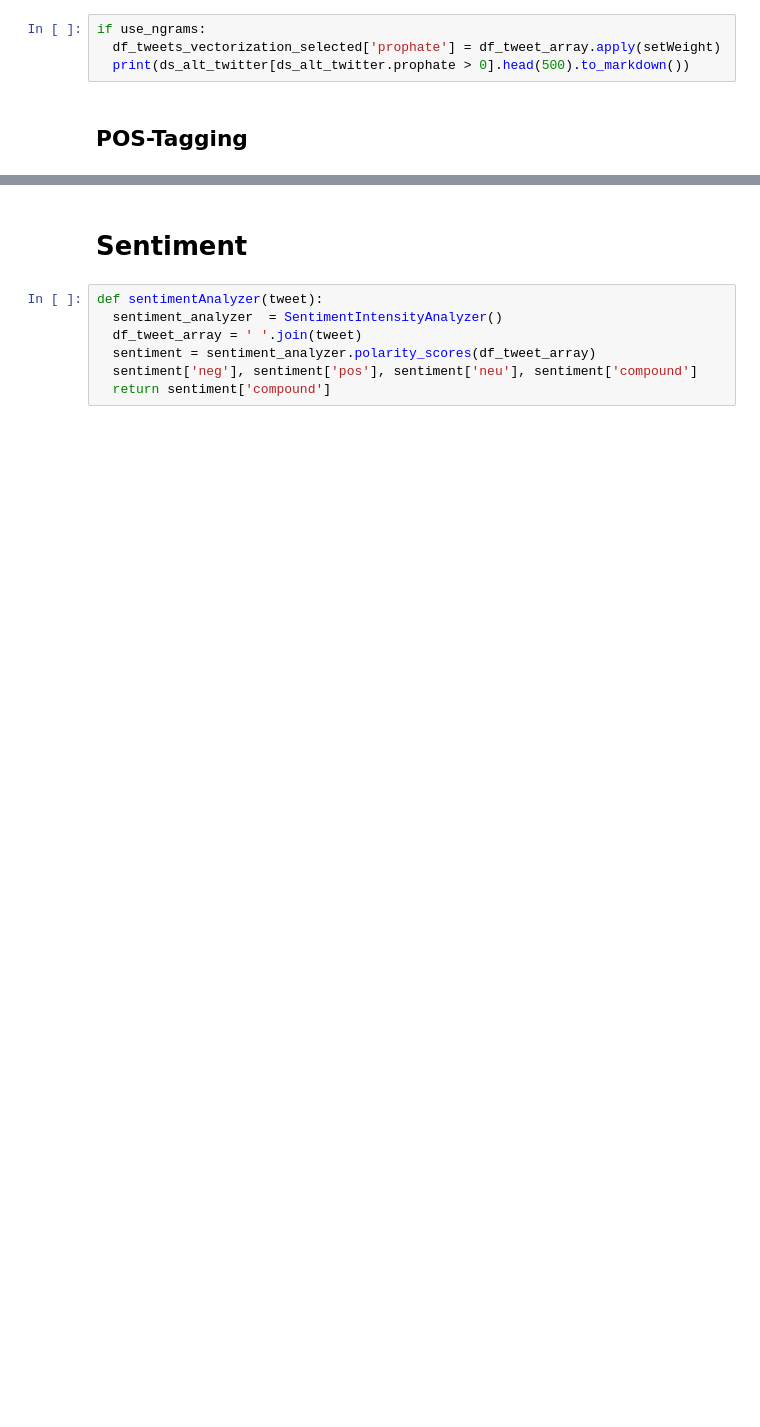
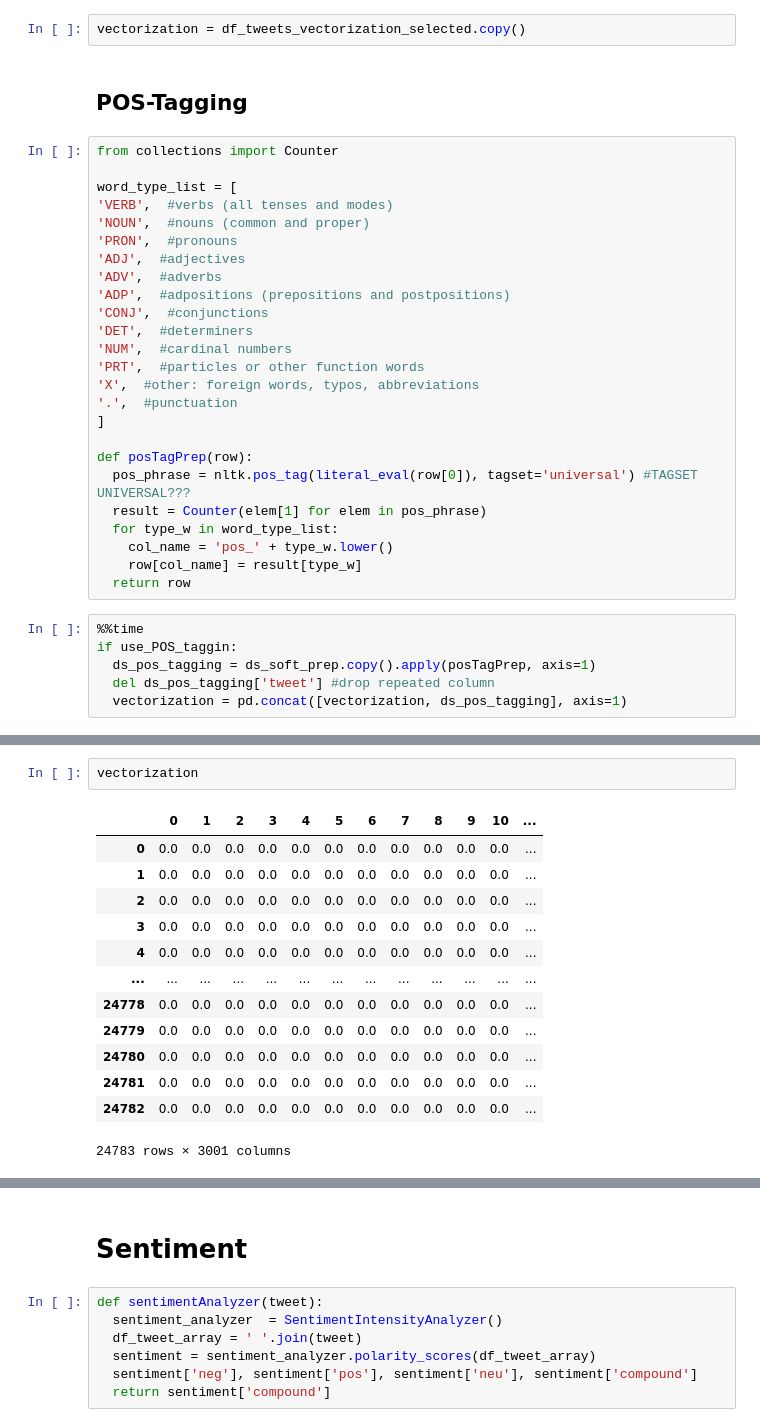
Before and after one commit to manuvillalba-uclm/Natural_Lenguaje_Processing-ELM, a Jupyter notebook: Machine_Learning_NLP_Vectorization_Classification.ipynb, the cells around one changed output, grey strips where cells are left out. Cells and saved outputs as stored; diff of their text form; blank space fills up the shorter version.

```diff
--- a/Machine_Learning_NLP_Vectorization_Classification.ipynb
+++ b/Machine_Learning_NLP_Vectorization_Classification.ipynb
@@ -221,6 +181,35 @@ def setWeight(frase):
-# %%
-if use_ngrams:
-  df_tweets_vectorization_selected['prophate'] = df_tweet_array.apply(setWeight)
-  print(ds_alt_twitter[ds_alt_twitter.prophate > 0].head(500).to_markdown())
+# %%
+vectorization = df_tweets_vectorization_selected.copy()
 # %% [markdown]
 ## POS-Tagging
+# %%
+from collections import Counter
+
+word_type_list = [
+'VERB',  #verbs (all tenses and modes)
+'NOUN',  #nouns (common and proper)
+'PRON',  #pronouns
+'ADJ',  #adjectives
+'ADV',  #adverbs
+'ADP',  #adpositions (prepositions and postpositions)
+'CONJ',  #conjunctions
+'DET',  #determiners
+'NUM',  #cardinal numbers
+'PRT',  #particles or other function words
+'X',  #other: foreign words, typos, abbreviations
+'.',  #punctuation
+]
+
+def posTagPrep(row):
+  pos_phrase = nltk.pos_tag(literal_eval(row[0]), tagset='universal') #TAGSET UNIVERSAL???
+  result = Counter(elem[1] for elem in pos_phrase)
+  for type_w in word_type_list:
+    col_name = 'pos_' + type_w.lower()
+    row[col_name] = result[type_w]
+  return row
+# %%
+%%time
+if use_POS_taggin:
+  ds_pos_tagging = ds_soft_prep.copy().apply(posTagPrep, axis=1)
+  del ds_pos_tagging['tweet'] #drop repeated column
+  vectorization = pd.concat([vectorization, ds_pos_tagging], axis=1)
@@ -226,0 +219,16 @@ if use_ngrams:
+# %%
+vectorization
+# %% [output]
+|  | 0 | 1 | 2 | 3 | 4 | 5 | 6 | 7 | 8 | 9 | 10 | ... |
+| 0 | 0.0 | 0.0 | 0.0 | 0.0 | 0.0 | 0.0 | 0.0 | 0.0 | 0.0 | 0.0 | 0.0 | ... |
+| 1 | 0.0 | 0.0 | 0.0 | 0.0 | 0.0 | 0.0 | 0.0 | 0.0 | 0.0 | 0.0 | 0.0 | ... |
+| 2 | 0.0 | 0.0 | 0.0 | 0.0 | 0.0 | 0.0 | 0.0 | 0.0 | 0.0 | 0.0 | 0.0 | ... |
+| 3 | 0.0 | 0.0 | 0.0 | 0.0 | 0.0 | 0.0 | 0.0 | 0.0 | 0.0 | 0.0 | 0.0 | ... |
+| 4 | 0.0 | 0.0 | 0.0 | 0.0 | 0.0 | 0.0 | 0.0 | 0.0 | 0.0 | 0.0 | 0.0 | ... |
+| ... | ... | ... | ... | ... | ... | ... | ... | ... | ... | ... | ... | ... |
+| 24778 | 0.0 | 0.0 | 0.0 | 0.0 | 0.0 | 0.0 | 0.0 | 0.0 | 0.0 | 0.0 | 0.0 | ... |
+| 24779 | 0.0 | 0.0 | 0.0 | 0.0 | 0.0 | 0.0 | 0.0 | 0.0 | 0.0 | 0.0 | 0.0 | ... |
+| 24780 | 0.0 | 0.0 | 0.0 | 0.0 | 0.0 | 0.0 | 0.0 | 0.0 | 0.0 | 0.0 | 0.0 | ... |
+| 24781 | 0.0 | 0.0 | 0.0 | 0.0 | 0.0 | 0.0 | 0.0 | 0.0 | 0.0 | 0.0 | 0.0 | ... |
+| 24782 | 0.0 | 0.0 | 0.0 | 0.0 | 0.0 | 0.0 | 0.0 | 0.0 | 0.0 | 0.0 | 0.0 | ... |
+24783 rows × 3001 columns
```
Also changed, not shown: parts of 40 cells of this notebook.
